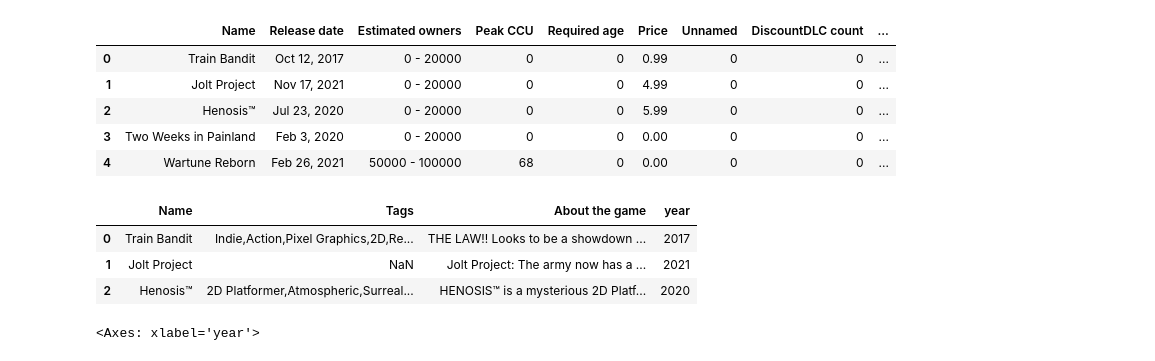
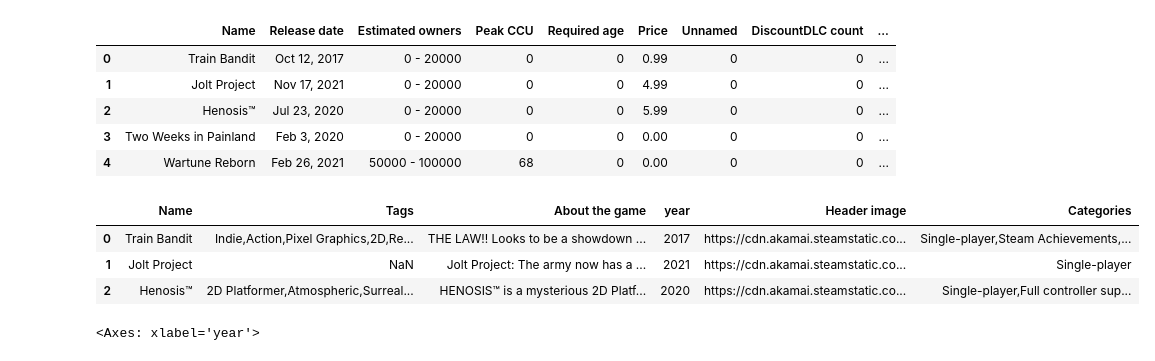
Before and after one commit to YassineSdk/Movie-recommendation-system, a Jupyter notebook: games-recommendation-system.ipynb, the cells around one changed output. Cells and saved outputs as stored; diff of their text form; code cells hidden in the pictures.

```diff
--- a/games-recommendation-system.ipynb
+++ b/games-recommendation-system.ipynb
@@ -76,13 +76,13 @@ df.head()
 # %%
 df['year'] = df['Release date'].str.extract(r'(\d{4})')
 # %%
-data = df[['Name','Tags','About the game','year']]
+data = df[['Name','Tags','About the game','year','Header image',"Categories"]]
 data.head(3)
 # %% [output]
-|  | Name | Tags | About the game | year |
-| 0 | Train Bandit | Indie,Action,Pixel Graphics,2D,Re... | THE LAW!! Looks to be a showdown ... | 2017 |
-| 1 | Jolt Project | NaN | Jolt Project: The army now has a ... | 2021 |
-| 2 | Henosis™ | 2D Platformer,Atmospheric,Surreal... | HENOSIS™ is a mysterious 2D Platf... | 2020 |
+|  | Name | Tags | About the game | year | Header image | Categories |
+| 0 | Train Bandit | Indie,Action,Pixel Graphics,2D,Re... | THE LAW!! Looks to be a showdown ... | 2017 | https://cdn.akamai.steamstatic.co... | Single-player,Steam Achievements,... |
+| 1 | Jolt Project | NaN | Jolt Project: The army now has a ... | 2021 | https://cdn.akamai.steamstatic.co... | Single-player |
+| 2 | Henosis™ | 2D Platformer,Atmospheric,Surreal... | HENOSIS™ is a mysterious 2D Platf... | 2020 | https://cdn.akamai.steamstatic.co... | Single-player,Full controller sup... |
 # %%
 data['year'].value_counts().plot(kind='bar')
 # %% [output]
```
Also changed, not shown: parts of 21 cells of this notebook.
